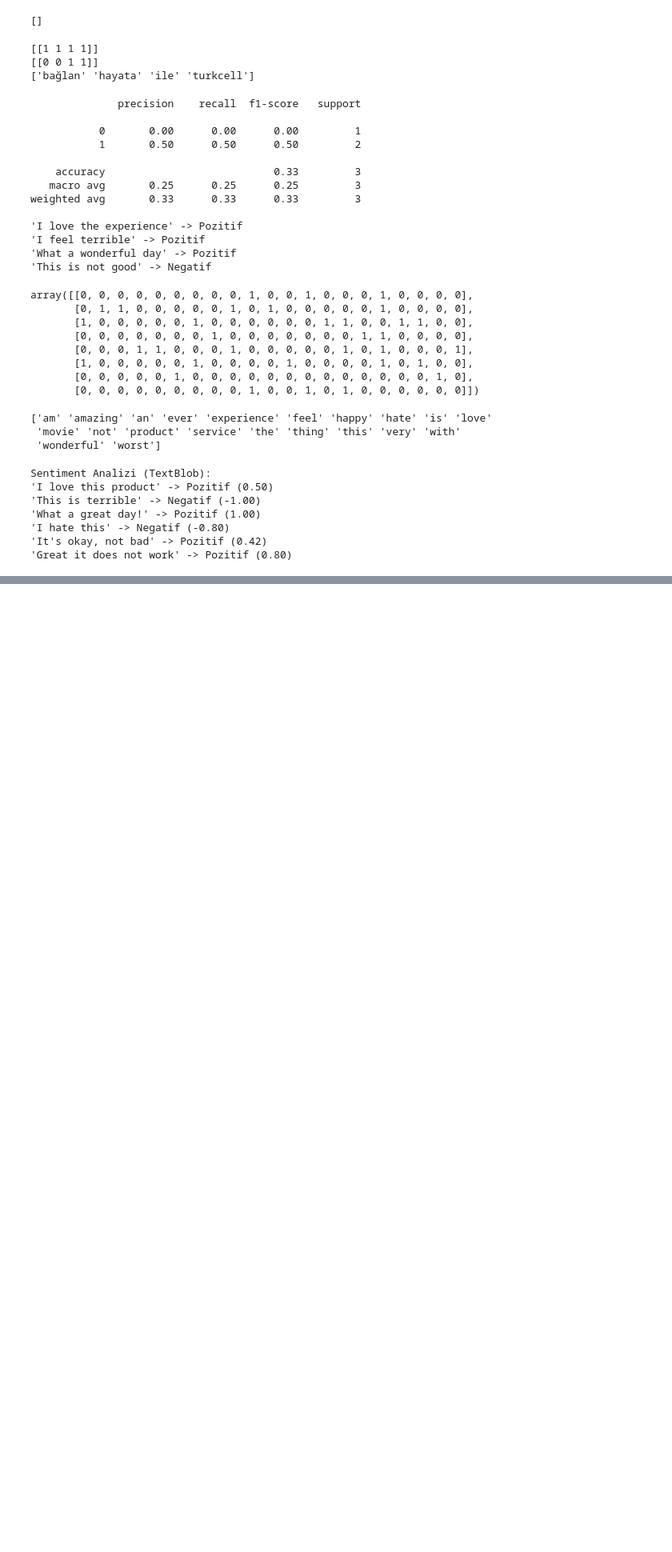
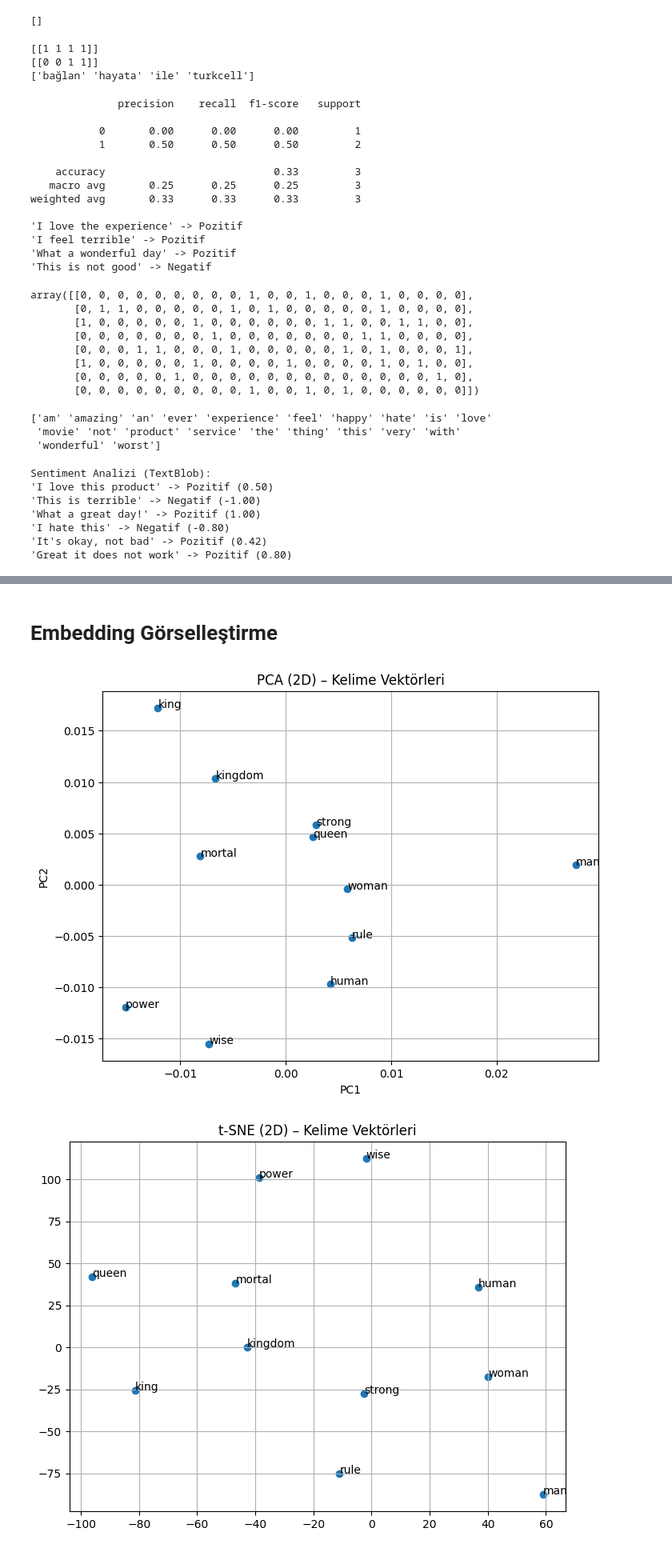
Before and after one commit to BilgisayarKavramlari/DataScience, a Jupyter notebook: intro-textprocesing.ipynb, the cells around one changed output, grey strips where cells are left out. Shown: that part at 80% size. Cells and saved outputs as stored; diff of their text form; code cells hidden in the pictures; blank space fills up the shorter version.

```diff
--- a/intro-textprocesing.ipynb
+++ b/intro-textprocesing.ipynb
@@ -190,0 +295,15 @@ Sentiment Analizi (TextBlob):
+# %%
+import gensim.downloader as api
+
+# GloVe modelini indir ve yükle (50 boyutlu embedding vektörleri)
+glove_model = api.load("glove-wiki-gigaword-50")
+
+# 'king' kelimesine benzer kelimeler
+print("Benzer kelimeler (king):")
+for word, score in glove_model.most_similar("king"):
+    print(f"{word:>10} → {score:.3f}")
+
+# Anlamsal analoji: king - man + woman ≈ ?
+print("\nAnlamsal Analoji (king - man + woman ≈ ?):")
+for word, score in glove_model.most_similar(positive=["king", "woman"], negative=["man"]):
+    print(f"{word:>10} → {score:.3f}")
@@ -190,0 +408,58 @@ Sentiment Analizi (TextBlob):
+# %% [markdown]
+# Embedding Görselleştirme
+# %%
+import matplotlib.pyplot as plt
+from sklearn.decomposition import PCA
+from sklearn.manifold import TSNE
+from mpl_toolkits.mplot3d import Axes3D
+import numpy as np
+
+# ✅ Model seçenekleri: word2vec_model, fasttext_model, glove_model
+model = fasttext_model  # buraya model adını değiştirerek test edebilirsin
+
+# Görselleştirilecek kelimeler (hepsi modelde olmalı)
+words = ["king", "queen", "man", "woman", "strong", "wise", "human", "rule", "mortal", "power", "kingdom"]
+
+# Vektörleri topla
+word_vectors = np.array([model.wv[word] for word in words])
+
+# 1️⃣ PCA – 2D Görselleştirme
+pca = PCA(n_components=2)
+pca_result = pca.fit_transform(word_vectors)
+
+plt.figure(figsize=(8, 6))
+plt.scatter(pca_result[:, 0], pca_result[:, 1])
+for i, word in enumerate(words):
+    plt.annotate(word, xy=(pca_result[i, 0], pca_result[i, 1]))
+plt.title("PCA (2D) – Kelime Vektörleri")
+plt.xlabel("PC1")
+plt.ylabel("PC2")
+plt.grid(True)
+plt.show()
+
+# 2️⃣ t-SNE – 2D Görselleştirme
+tsne = TSNE(n_components=2, perplexity=5, random_state=42)
+tsne_result = tsne.fit_transform(word_vectors)
+
+plt.figure(figsize=(8, 6))
+plt.scatter(tsne_result[:, 0], tsne_result[:, 1])
+for i, word in enumerate(words):
+    plt.annotate(word, xy=(tsne_result[i, 0], tsne_result[i, 1]))
+plt.title("t-SNE (2D) – Kelime Vektörleri")
+plt.grid(True)
+plt.show()
+
+# 3️⃣ t-SNE – 3D Görselleştirme
+tsne_3d = TSNE(n_components=3, perplexity=5, random_state=42)
+tsne_3d_result = tsne_3d.fit_transform(word_vectors)
+
+fig = plt.figure(figsize=(10, 7))
+ax = fig.add_subplot(111, projection='3d')
+ax.scatter(tsne_3d_result[:, 0], tsne_3d_result[:, 1], tsne_3d_result[:, 2])
+for i, word in enumerate(words):
+    ax.text(tsne_3d_result[i, 0], tsne_3d_result[i, 1], tsne_3d_result[i, 2], word)
+ax.set_title("t-SNE (3D) – Kelime Vektörleri")
+plt.show()
+# %% [output]
+[figure, added]
+[figure, added]
```
Also changed, not shown: parts of 30 cells of this notebook.
